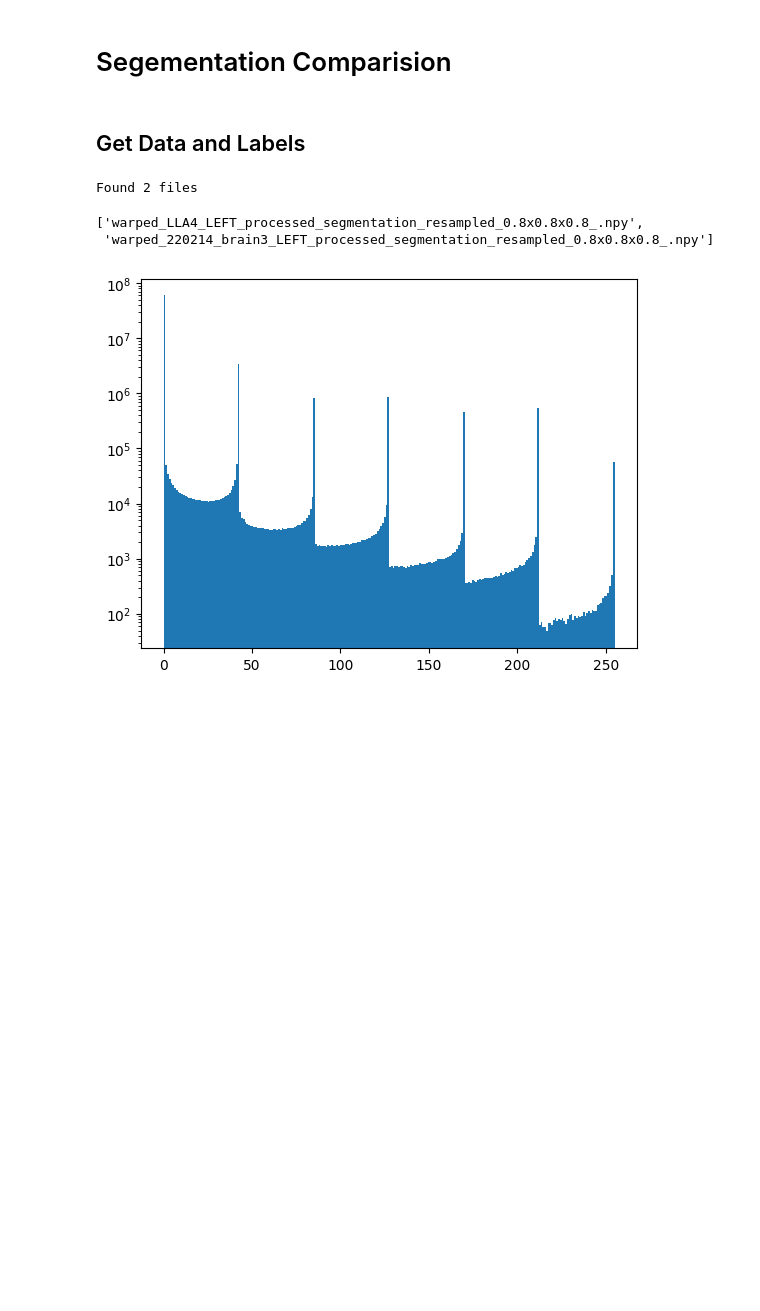
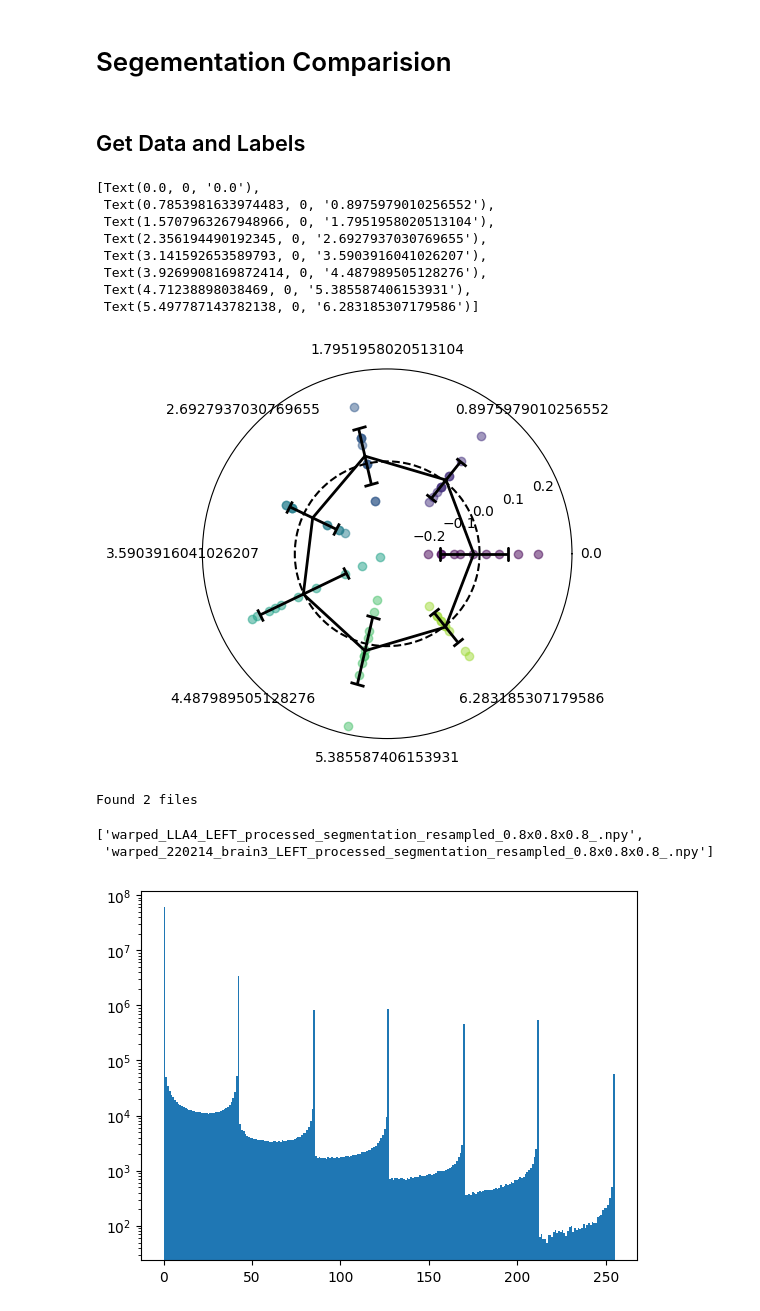
Before and after one commit to neurorishika/ant_template_builder, a Jupyter notebook: verification/segmentation/testing_area.ipynb, the cells around one changed output. Saved outputs shown, nothing was run; the diff lists cells and outputs as text; code cells hidden in the pictures; blank space fills up the shorter version.

```diff
--- a/verification/segmentation/testing_area.ipynb
+++ b/verification/segmentation/testing_area.ipynb
@@ -7,6 +7,37 @@ import os
 import itertools
 import numpy as np
 import matplotlib.pyplot as plt
+# %%
+test_vals = []
+for i in range(7):
+    test_vals.append(np.random.choice([-1, 1], size=(100,10)))
+
+# make a polar plot of the test value means and std per axis 0
+fig, ax = plt.subplots(subplot_kw=dict(projection='polar'))
+ax.set_theta_zero_location('E')
+means = np.mean(test_vals, axis=1)
+stds = np.std(test_vals, axis=1)
+for i in range(7):
+    ax.plot([i*2*np.pi/7]*10, means[i,:], 'o', color=plt.cm.viridis(i/7), alpha=0.5)
+    ax.errorbar([i*2*np.pi/7], [np.mean(means[i,:])], yerr=[np.std(means[i,:])], color='k', capsize=5, capthick=2, linewidth=2)
+# draw lines joining the means
+for i in range(7):
+    ax.plot([i*2*np.pi/7, (i+1)*2*np.pi/7], [np.mean(means[i,:]), np.mean(means[(i+1)%7,:])], color='k', linewidth=2)
+# draw a dotted circle at r=0
+ax.plot(np.linspace(0, 2*np.pi, 100), np.zeros(100), 'k--')
+# remove the the grid
+ax.grid(False)
+ax.set_xticklabels([i*2*np.pi/7 for i in range(8)])
+# %% [output]
+[Text(0.0, 0, '0.0'),
+ Text(0.7853981633974483, 0, '0.8975979010256552'),
+ Text(1.5707963267948966, 0, '1.7951958020513104'),
+ Text(2.356194490192345, 0, '2.6927937030769655'),
+ Text(3.141592653589793, 0, '3.5903916041026207'),
+ Text(3.9269908169872414, 0, '4.487989505128276'),
+ Text(4.71238898038469, 0, '5.385587406153931'),
+ Text(5.497787143782138, 0, '6.283185307179586')]
+[figure, added]
 # %%
 files = os.listdir('processed_data')
 # keep only npy files starting with 'warped'
```
Also changed, not shown: 8 other files.
